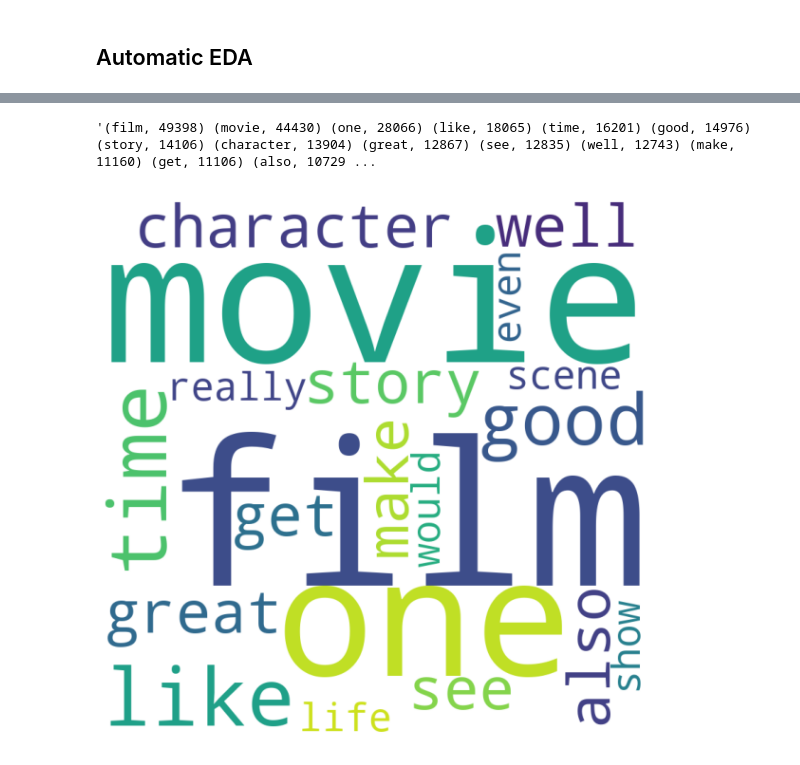
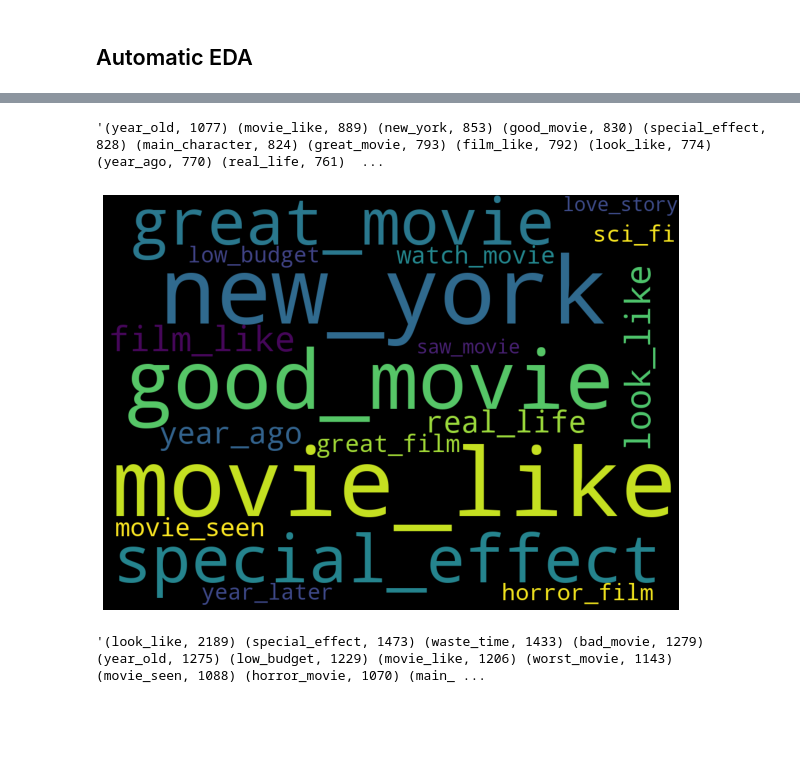
Before and after one commit to sdtalaviya/masters_research, a Jupyter notebook: sentiment_analysis_masters_research/EDA_on_imdb_movie_reviews.ipynb, the cells around one changed output, grey strips where cells are left out. Saved outputs shown, nothing was run; the diff lists cells and outputs as text; code cells hidden in the pictures; blank space fills up the shorter version.

```diff
--- a/sentiment_analysis_masters_research/EDA_on_imdb_movie_reviews.ipynb
+++ b/sentiment_analysis_masters_research/EDA_on_imdb_movie_reviews.ipynb
@@ -624,14 +709,21 @@ from wordcloud import WordCloud, STOPWORDS
 # %%
 from nltk.corpus import stopwords
 stop=set(stopwords.words('english'))
+stop.add('year_old')
+stop.add('main_character')
+
 
 comment_words = ''
 stopwords = set(stop)
 
-for val in pos_unigrams:
+for val in pos_bigrams:
 
     # typecaste each val to string
     val = str(val)
+    val = val.replace(", ", "@@")
+    val = val.replace(" ", "_")
+    val = val.replace("##", " ")
+    val = val.replace("@@", ", ")
 
     # split the value
     tokens = val.split()
@@ -641,27 +733,30 @@ for val in pos_unigrams:
         tokens[i] = tokens[i].lower()
         tokens[i] = tokens[i].replace("'","")
 
-    if (len(tokens[0]) > 4):
-        comment_words += " ".join(tokens)+" "
+
+    comment_words += " ".join(tokens)+" "
 # %%
 comment_words
 # %% [output]
-'(film, 49398) (movie, 44430) (one, 28066) (like, 18065) (time, 16201) (good, 14976) (story, 14106) (character, 13904) (great, 12867) (see, 12835) (well, 12743) (make, 11160) (get, 11106) (also, 10729 ...
+'(year_old, 1077) (movie_like, 889) (new_york, 853) (good_movie, 830) (special_effect, 828) (main_character, 824) (great_movie, 793) (film_like, 792) (look_like, 774) (year_ago, 770) (real_life, 761)  ...
 # %%
-wordcloud = WordCloud(width = 800, height = 800,
-                background_color ='white',
-                stopwords = stopwords,
-                min_font_size = 10).generate(comment_words)
+wordcloud = WordCloud(max_words=50,
+                            font_step=2 ,
+                            max_font_size=500,
+                            stopwords=stopwords,
+                            background_color='black',
+                            width=1000,
+                            height=720).generate(comment_words)
 
 # plot the WordCloud image
 plt.figure(figsize = (8, 8), facecolor = None)
 plt.imshow(wordcloud)
 plt.axis("off")
 plt.tight_layout(pad = 0)
 
 plt.show()
 # %% [output]
-[figure, old version]
+[figure, new version]
 # %%
 comment_words = ''
 stopwords = set(STOPWORDS)
@@ -683 +787,5 @@ for val in neg_unigrams:
+# %%
+comment_words
+# %% [output]
+'(look_like, 2189) (special_effect, 1473) (waste_time, 1433) (bad_movie, 1279) (year_old, 1275) (low_budget, 1229) (movie_like, 1206) (worst_movie, 1143) (movie_seen, 1088) (horror_movie, 1070) (main_ ...
 # %%
```
Also changed, not shown: parts of 28 cells of this notebook, 1 other file.
